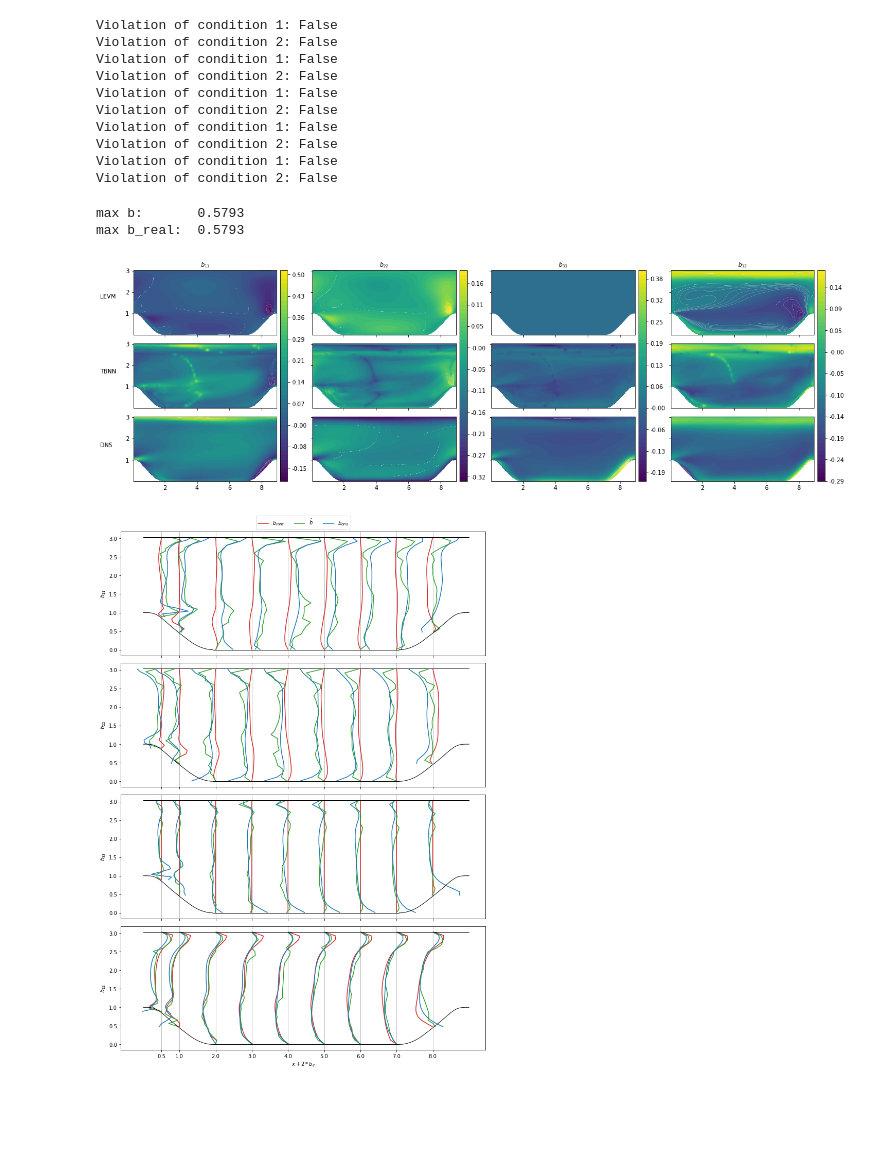
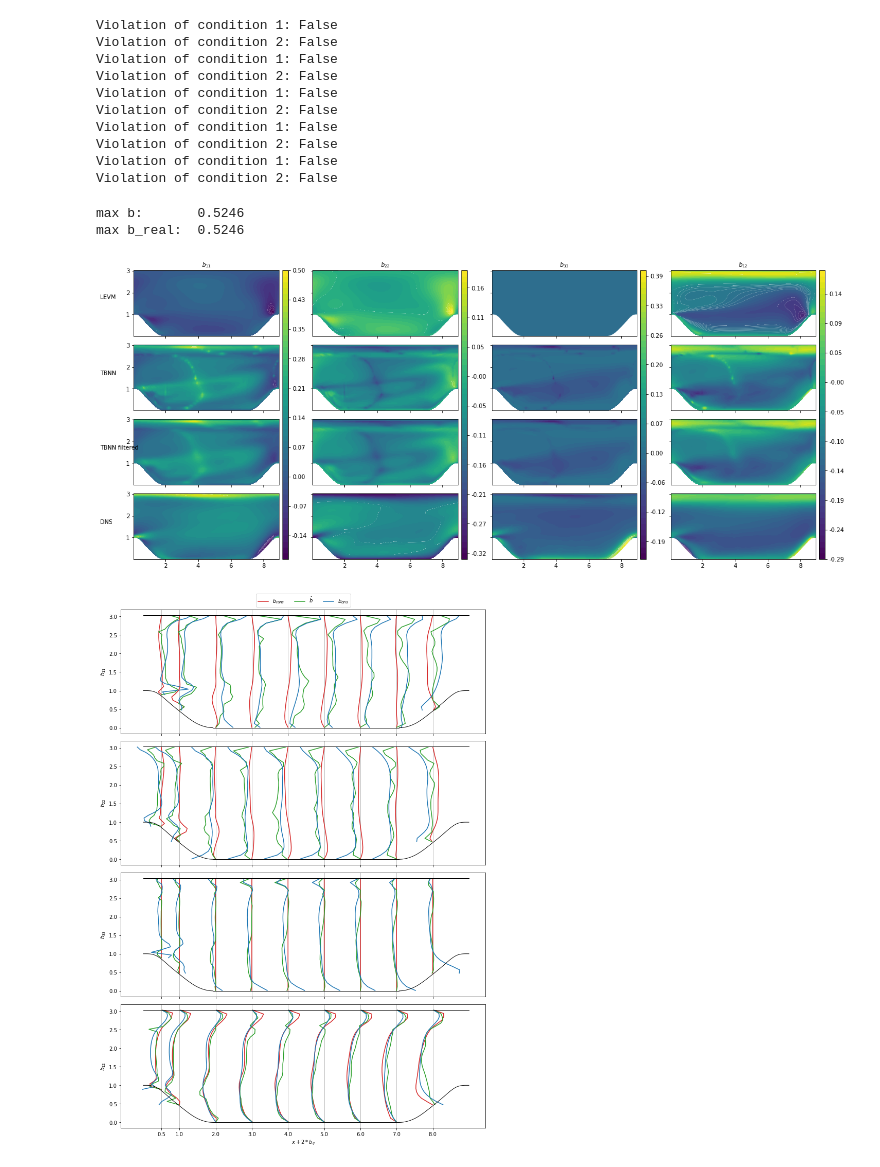
Before and after one commit to leonrccs/data_driven_rans, a Jupyter notebook: notebooks/corrected_invariants.ipynb, the cells around one changed output. Drawn from its saved outputs; the diff is of its cells as text; code cells hidden in the pictures; blank space fills up the shorter version.

```diff
--- a/notebooks/corrected_invariants.ipynb
+++ b/notebooks/corrected_invariants.ipynb
@@ -57,7 +57,7 @@ def filterField(inputData, std, filter_spatial='Gaussian'):
 # set path to models and initialise arrays
 # model_path = '../storage/models/kaandorp_data/ph/invariants_corrected/5600_1000ep_100_bs'
 # model_path = '../storage/models/kaandorp_data/ph_cdc/invariants_corrected/1000ep_100bs_20ma/'
-model_path = '../storage/models/kaandorp_data/ph_cdc_sd/invariants_corrected/with_real_loss_no_early_stopping/1e-14'
+model_path = '../storage/models/kaandorp_data/ph_cdc_sd/invariants_corrected/loss_b_unique/'
 # std_path = '../storage/models/kaandorp_data/ph_cdc_sd/invariants_corrected/weight_decay_early_stopping/1e+00'
 
 model = th.load(os.sep.join([model_path, 'model.pt']))
@@ -66,7 +66,7 @@ std = th.load(os.sep.join([model_path, 'std.th']))
 _ = model.eval()  # mandatory, see torch.load doc
 # %%
 # read in tensor data
-pred_path = '/home/leonriccius/Desktop/PeriodicHills/Re2800_kOmega_150_dd_reg'
+pred_path = '/home/leonriccius/Desktop/PeriodicHills/Re2800/Re2800_kOmega_150_dd_corr_inv'
 # pred_path = '/home/leonriccius/Documents/Fluid_Data/rans_kaandorp/PeriodicHills/Re5600_kOmega_150/'
 
 rans_time = max([int(entry) for entry in os.listdir(pred_path) if entry.isnumeric()])
@@ -136,8 +136,8 @@ Violation of condition 2: False
 print('max b:       {:.4f}'.format(th.max(b_pred[:,0,0])))
 print('max b_real:  {:.4f}'.format(th.max(b_real[:,0,0])))
 # %% [output]
-max b:       0.5793
-max b_real:  0.5793
+max b:       0.5246
+max b_real:  0.5246
 # %%
 # filter b_pred
 nx, ny = 140, 150
@@ -183,7 +183,7 @@ b_max = np.max(tmp, axis=(0,1))
 
 components = [[0,0], [1,1], [2,2], [0,1]]
 ncols = len(components)
-nrows = 3
+nrows = 4
 s = 1.5
 
 # # create figure
@@ -197,37 +197,38 @@ for i, cmp in enumerate(components):
 
     b_rans_plot = ax[0,i].contourf(grid_x, grid_y_shifted, grid_b_rans[:,:,cmp[0],cmp[1]], levels = levels)
     b_pred_plot = ax[1,i].contourf(grid_x, grid_y_shifted, grid_b_pred[:,:,cmp[0],cmp[1]], levels = levels)
 #     b_pred_filt_plot = ax[2,i].contourf(grid_x, grid_y_shifted, grid_b_pred_filt[:,:,cmp[0],cmp[1]], levels = levels)
 #     b_real_plot = ax[2,i].contourf(grid_x, grid_y_shifted, grid_b_real[:,:,cmp[0],cmp[1]], levels = levels)
-#     b_real_filt_plot = ax[3,i].contourf(grid_x, grid_y_shifted, grid_b_real_filt[:,:,cmp[0],cmp[1]], levels = levels)
-    b_dns_plot = ax[2,i].contourf(grid_x, grid_y_shifted, grid_b_dns[:,:,cmp[0],cmp[1]], levels = levels)
+    b_real_filt_plot = ax[2,i].contourf(grid_x, grid_y_shifted, grid_b_real_filt[:,:,cmp[0],cmp[1]], levels = levels)
+    b_dns_plot = ax[3,i].contourf(grid_x, grid_y_shifted, grid_b_dns[:,:,cmp[0],cmp[1]], levels = levels)
 
         # remove contour lines
     for contour in [b_rans_plot, b_pred_plot, b_dns_plot]:
         for c in contour.collections:
             c.set_edgecolor("face")
             c.set_linewidth(0.00000000000000001)
 
     fig.colorbar(b_dns_plot, ax=ax[:,i].flat, aspect=7.5*ncols*nrows, format='%.2f', pad=0.0)
 
 ax[0,0].set_title(r'$b_{11}$', fontsize='medium')
 ax[0,1].set_title(r'$b_{22}$', fontsize='medium')
 ax[0,2].set_title(r'$b_{33}$', fontsize='medium')
 ax[0,3].set_title(r'$b_{12}$', fontsize='medium')
 
 x_off = -2.0
 y_off = 1.7
 
 ax[0,0].text(x_off,y_off, r'LEVM', fontsize='medium', ha='left')
 ax[1,0].text(x_off,y_off, r'TBNN', fontsize='medium', ha='left', va='center')
-ax[2,0].text(x_off,y_off, r'DNS', fontsize='medium', ha='left', va='center')
+ax[2,0].text(x_off,y_off, r'TBNN filtered', fontsize='medium', ha='left', va='center')
+ax[3,0].text(x_off,y_off, r'DNS', fontsize='medium', ha='left', va='center')
 
 # save fig
 fig_path = '/home/leonriccius/gkm/Masters_Thesis/Images/NN/'
 fig_name =  time() + '_real_loss_1e+00_phill_2800.pdf'
 # plt.savefig(os.sep.join([fig_path, fig_name]), format='pdf')
 # %% [output]
-[figure, old version]
+[figure, new version]
 # %%
 # set path to save figures
 # fig_path = '/home/leonriccius/Desktop'
@@ -284,7 +285,7 @@ fig_path = '/home/leonriccius/Documents/Leon_MastersThesis/figures_thesis/'
 fig_name = time() + '_phill_b_on_slices.pdf'
 # plt.savefig(os.sep.join([fig_path, fig_name]), format='pdf')
 # %% [output]
-[figure, old version]
+[figure, new version]
 # %%
 fig, ax = plt.subplots(1,3, figsize=(14,3.5), sharey=True, constrained_layout=True)
 
```
Also changed, not shown: parts of 1 cell of this notebook, 4 other files.
